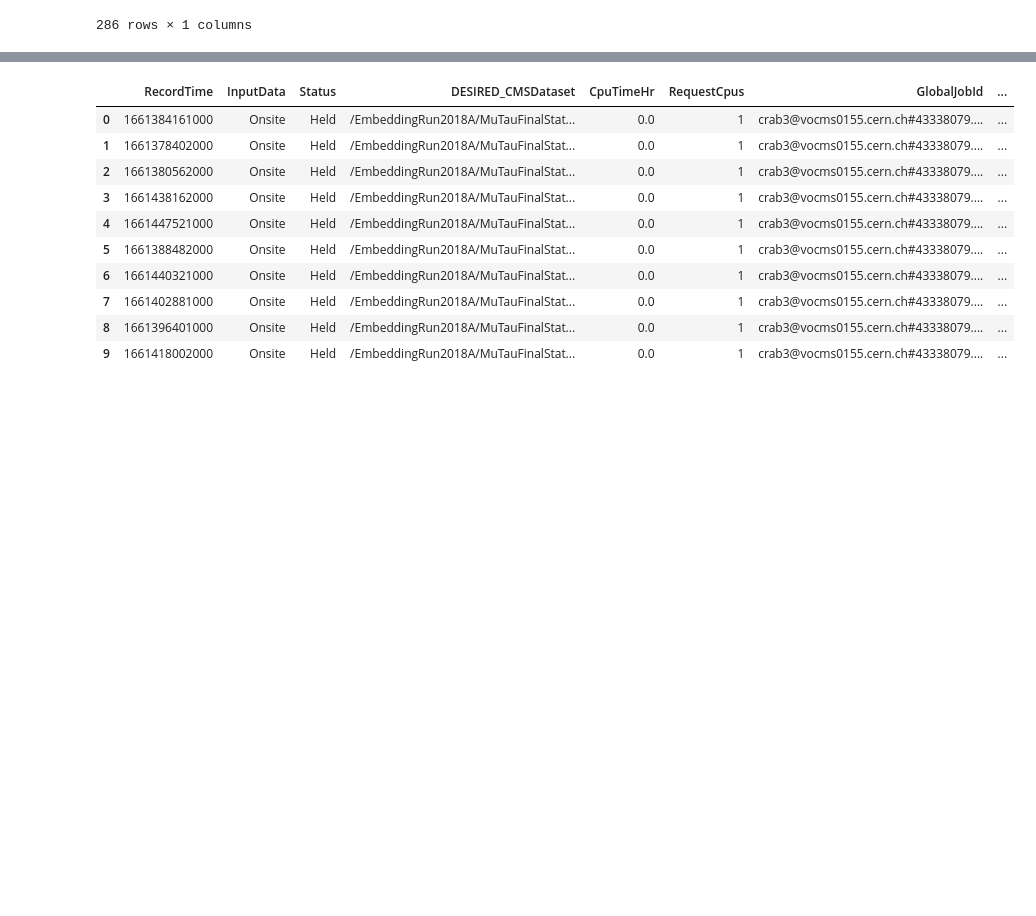
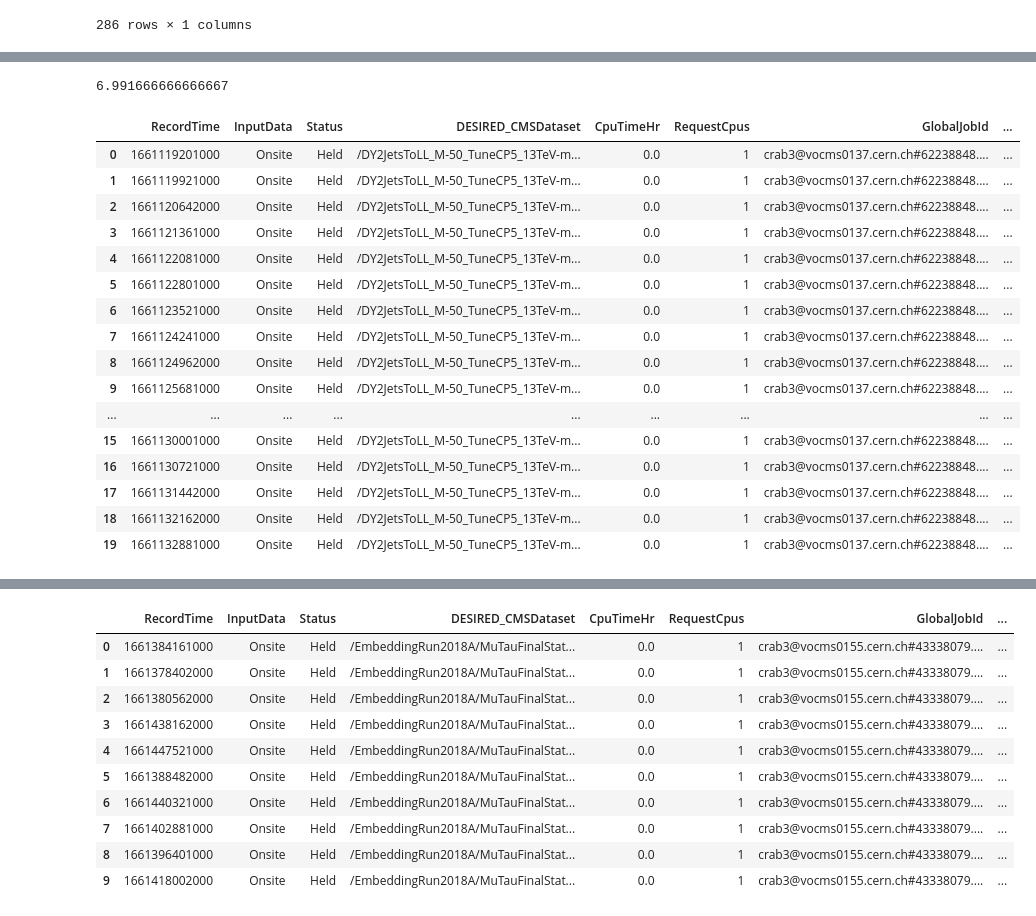
Before and after one commit to dynamic-entropy/CRABAnalysis, a Jupyter notebook: Untitled.ipynb, the cells around one changed output, grey strips where cells are left out. Drawn from its saved outputs; the diff is of its cells as text; code cells hidden in the pictures; blank space fills up the shorter version.

```diff
--- a/Untitled.ipynb
+++ b/Untitled.ipynb
@@ -252,0 +335,26 @@ new_data_wrt_60d.toPandas()
+# %%
+604080000/1000/60/60/24
+# %% [output]
+6.991666666666667
+# %%
+cwf = "210309_110951:lwezenbe_crab_DYJetsToLL_2J"
+# %%
+df.filter(col("CRAB_Workflow")==cwf).orderBy(col("RecordTime")).limit(20).toPandas()
+# %% [output]
+|  | RecordTime | InputData | Status | DESIRED_CMSDataset | CpuTimeHr | RequestCpus | GlobalJobId | ... |
+| 0 | 1661119201000 | Onsite | Held | /DY2JetsToLL_M-50_TuneCP5_13TeV-m... | 0.0 | 1 | crab3@vocms0137.cern.ch#62238848.... | ... |
+| 1 | 1661119921000 | Onsite | Held | /DY2JetsToLL_M-50_TuneCP5_13TeV-m... | 0.0 | 1 | crab3@vocms0137.cern.ch#62238848.... | ... |
+| 2 | 1661120642000 | Onsite | Held | /DY2JetsToLL_M-50_TuneCP5_13TeV-m... | 0.0 | 1 | crab3@vocms0137.cern.ch#62238848.... | ... |
+| 3 | 1661121361000 | Onsite | Held | /DY2JetsToLL_M-50_TuneCP5_13TeV-m... | 0.0 | 1 | crab3@vocms0137.cern.ch#62238848.... | ... |
+| 4 | 1661122081000 | Onsite | Held | /DY2JetsToLL_M-50_TuneCP5_13TeV-m... | 0.0 | 1 | crab3@vocms0137.cern.ch#62238848.... | ... |
+| 5 | 1661122801000 | Onsite | Held | /DY2JetsToLL_M-50_TuneCP5_13TeV-m... | 0.0 | 1 | crab3@vocms0137.cern.ch#62238848.... | ... |
+| 6 | 1661123521000 | Onsite | Held | /DY2JetsToLL_M-50_TuneCP5_13TeV-m... | 0.0 | 1 | crab3@vocms0137.cern.ch#62238848.... | ... |
+| 7 | 1661124241000 | Onsite | Held | /DY2JetsToLL_M-50_TuneCP5_13TeV-m... | 0.0 | 1 | crab3@vocms0137.cern.ch#62238848.... | ... |
+| 8 | 1661124962000 | Onsite | Held | /DY2JetsToLL_M-50_TuneCP5_13TeV-m... | 0.0 | 1 | crab3@vocms0137.cern.ch#62238848.... | ... |
+| 9 | 1661125681000 | Onsite | Held | /DY2JetsToLL_M-50_TuneCP5_13TeV-m... | 0.0 | 1 | crab3@vocms0137.cern.ch#62238848.... | ... |
+| ... | ... | ... | ... | ... | ... | ... | ... | ... |
+| 15 | 1661130001000 | Onsite | Held | /DY2JetsToLL_M-50_TuneCP5_13TeV-m... | 0.0 | 1 | crab3@vocms0137.cern.ch#62238848.... | ... |
+| 16 | 1661130721000 | Onsite | Held | /DY2JetsToLL_M-50_TuneCP5_13TeV-m... | 0.0 | 1 | crab3@vocms0137.cern.ch#62238848.... | ... |
+| 17 | 1661131442000 | Onsite | Held | /DY2JetsToLL_M-50_TuneCP5_13TeV-m... | 0.0 | 1 | crab3@vocms0137.cern.ch#62238848.... | ... |
+| 18 | 1661132162000 | Onsite | Held | /DY2JetsToLL_M-50_TuneCP5_13TeV-m... | 0.0 | 1 | crab3@vocms0137.cern.ch#62238848.... | ... |
+| 19 | 1661132881000 | Onsite | Held | /DY2JetsToLL_M-50_TuneCP5_13TeV-m... | 0.0 | 1 | crab3@vocms0137.cern.ch#62238848.... | ... |
```
Also changed, not shown: parts of 16 cells of this notebook.
